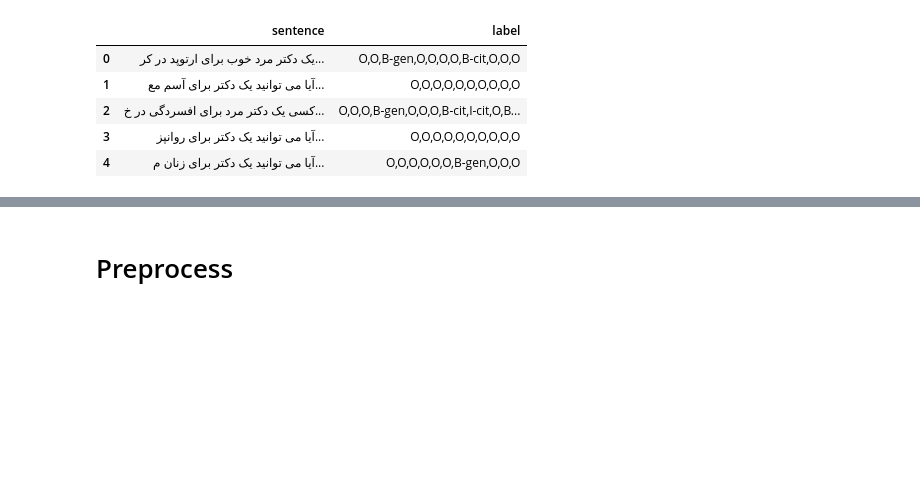
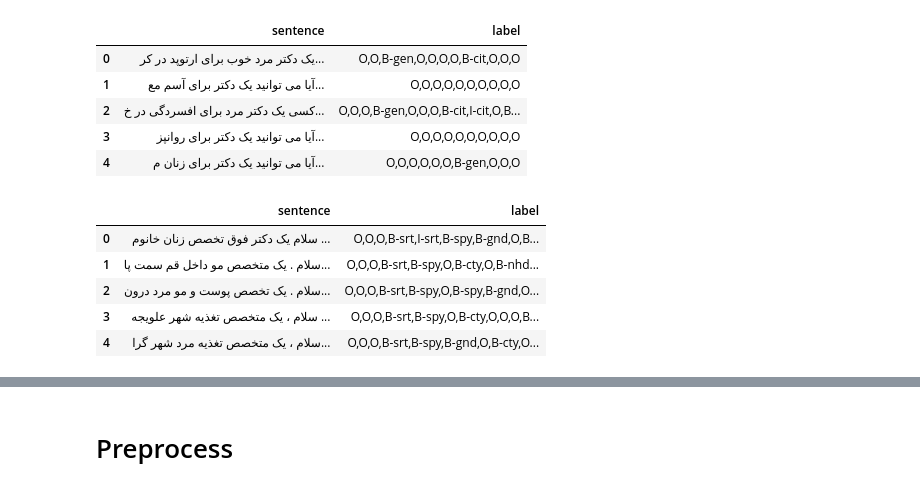
Before and after one commit to InFluX-M/Doctor-Recommendation-Assistant, a Jupyter notebook: EntityRecognitionWithBERT.ipynb, the cells around one changed output, grey strips where cells are left out. Saved outputs shown, nothing was run; the diff lists cells and outputs as text; code cells hidden in the pictures; blank space fills up the shorter version.

Commit message:
prepare form data and v2.0 for NER model

```diff
--- a/EntityRecognitionWithBERT.ipynb
+++ b/EntityRecognitionWithBERT.ipynb
@@ -63,3 +63,13 @@ id2label = {
     3: 'B-cit',
     4: 'I-cit'
 }
+# %%
+data = pd.read_csv("./data/form_data.csv", index_col=0)
+data.head()
+# %% [output]
+|  | sentence | label |
+| 0 | سلام یک دکتر فوق تخصص زنان خانوم ... | O,O,O,B-srt,I-srt,B-spy,B-gnd,O,B... |
+| 1 | سلام . یک متخصص مو داخل قم سمت پا... | O,O,O,B-srt,B-spy,O,B-cty,O,B-nhd... |
+| 2 | سلام . یک تخصص پوست و مو مرد درون... | O,O,O,B-srt,B-spy,O,B-spy,B-gnd,O... |
+| 3 | سلام ، یک متخصص تغذیه شهر علویجه ... | O,O,O,B-srt,B-spy,O,B-cty,O,O,O,B... |
+| 4 | سلام ، یک متخصص تغذیه مرد شهر گرا... | O,O,O,B-srt,B-spy,B-gnd,O,B-cty,O... |
```
Also changed, not shown: parts of 12 cells of this notebook, 3 other files.
